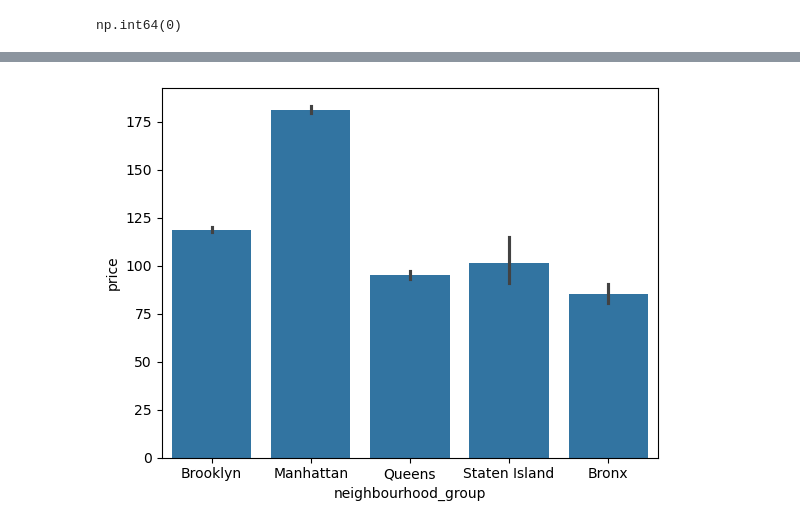
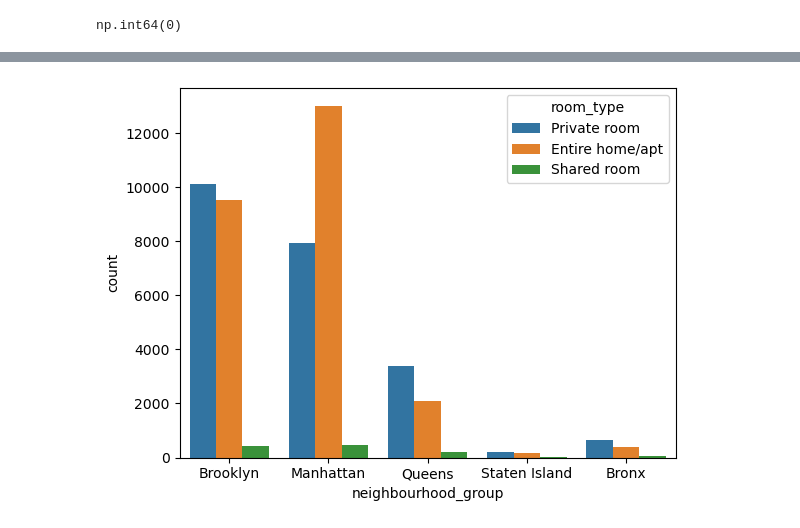
Before and after one commit to selim-sunman/airbnb-price-regression-app, a Jupyter notebook: notebooks/eda.ipynb, the cells around one changed output, grey strips where cells are left out. Drawn from its saved outputs; the diff is of its cells as text; code cells hidden in the pictures.

Commit message:
feat: analyze dataset and generate plots
    - Performed exploratory data analysis (EDA) on the main dataset.
    - Added matplotlib/seaborn plots for key feature distributions.

```diff
--- a/notebooks/eda.ipynb
+++ b/notebooks/eda.ipynb
@@ -91,2 +93,0 @@ df.describe().T
-# %%
-df = df[df["price"] < 1500]
@@ -97,3 +94,5 @@ df.shape
+# %%
+df = df[df["price"] < 1000]
 # %%
 ax = sns.histplot(data=df, x="price", bins=30)
 sns.despine(ax=ax)
@@ -123,5 +137,5 @@ plt.show()
 # %%
-sns.barplot(data=df, x="neighbourhood_group", y="price")
+sns.countplot(data=df, x="neighbourhood_group", hue="room_type")
 plt.show()
 # %% [output]
-[figure, old version]
+[figure, new version]
```
Also changed, not shown: parts of 14 cells of this notebook.
